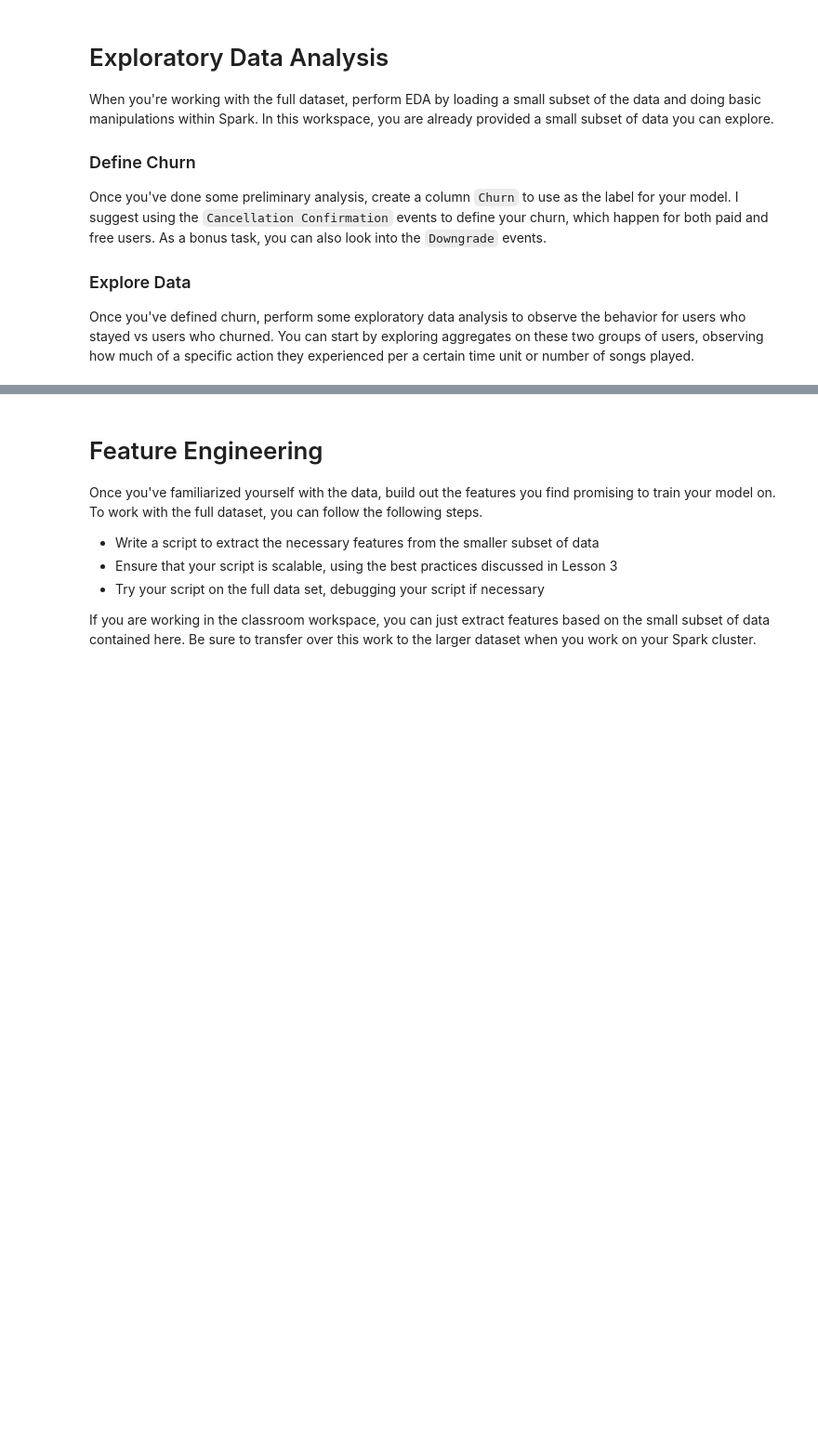
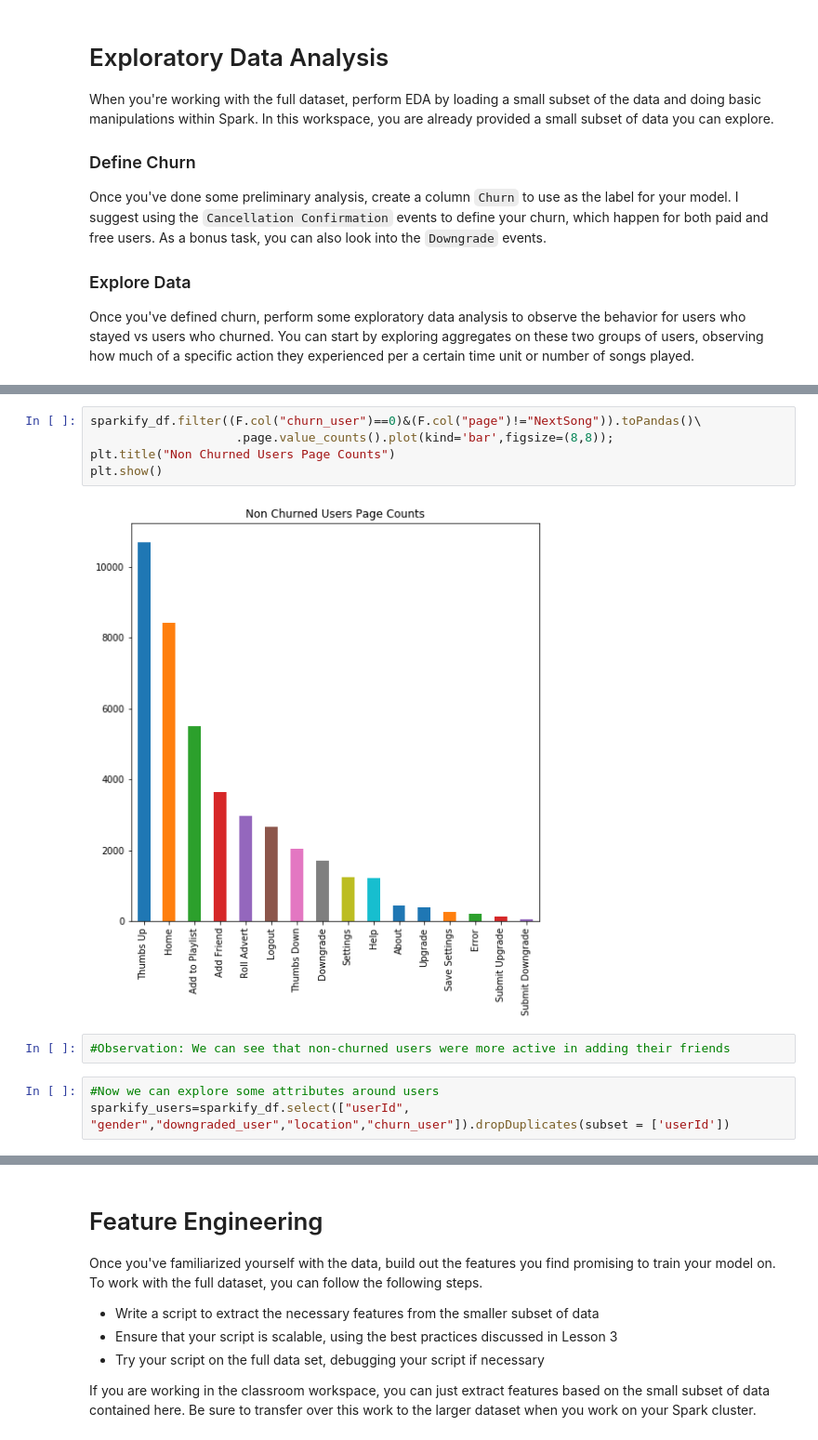
Before and after one commit to coding-cat23/Sparkify-Udacity-Project, a Jupyter notebook: Sparkify.ipynb, the cells around one changed output, grey strips where cells are left out. Shown at 93% size. Cells and saved outputs as stored; diff of their text form; blank space fills up the shorter version.

```diff
--- a/Sparkify.ipynb
+++ b/Sparkify.ipynb
@@ -212,0 +373,12 @@ Py4JJavaError: An error occurred while calling o347.showString.
+# %%
+sparkify_df.filter((F.col("churn_user")==0)&(F.col("page")!="NextSong")).toPandas()\
+                    .page.value_counts().plot(kind='bar',figsize=(8,8));
+plt.title("Non Churned Users Page Counts")
+plt.show()
+# %% [output]
+[figure, added]
+# %%
+#Observation: We can see that non-churned users were more active in adding their friends
+# %%
+#Now we can explore some attributes around users
+sparkify_users=sparkify_df.select(["userId", "gender","downgraded_user","location","churn_user"]).dropDuplicates(subset = ['userId'])
```
Also changed, not shown: parts of 91 cells of this notebook, 1 other file.
